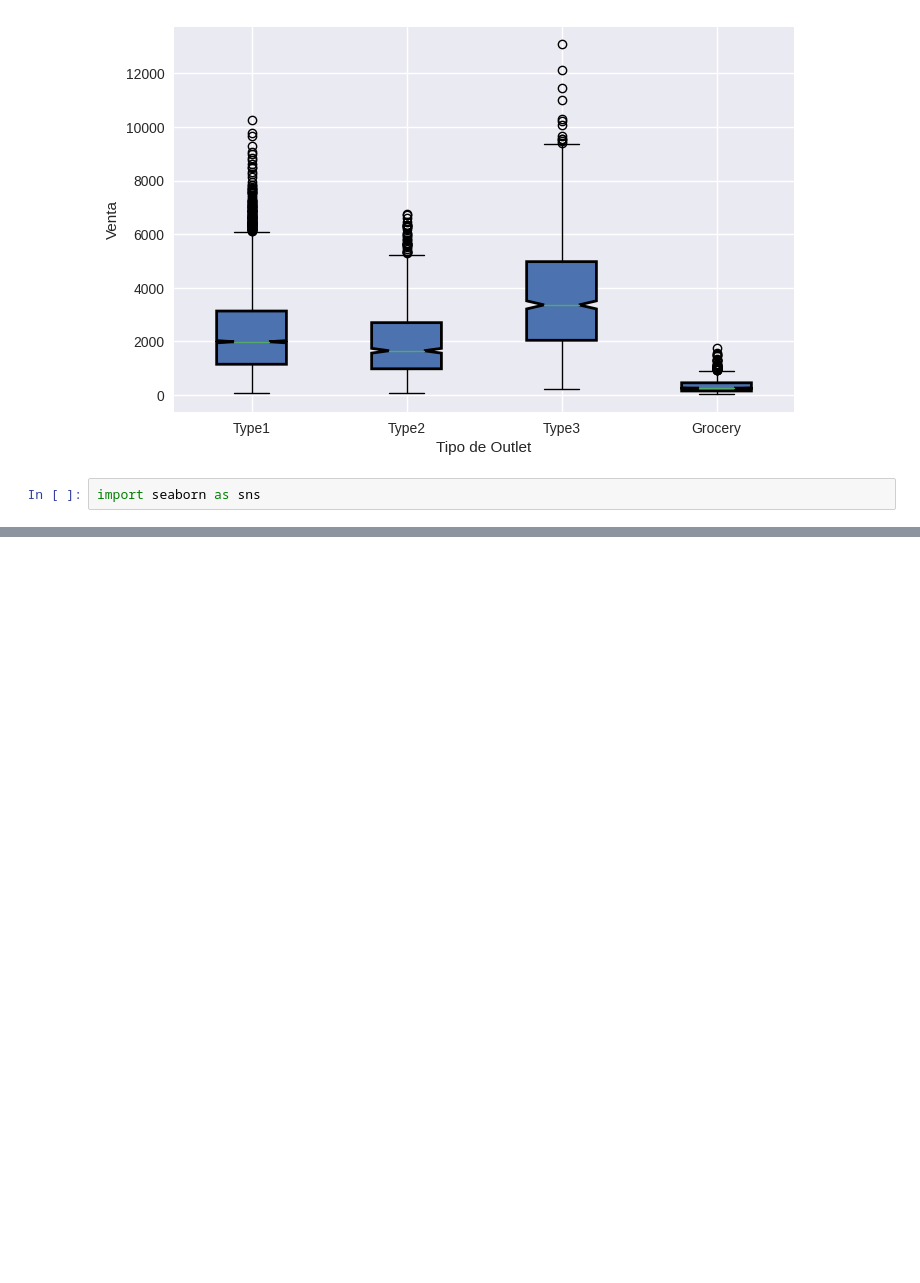
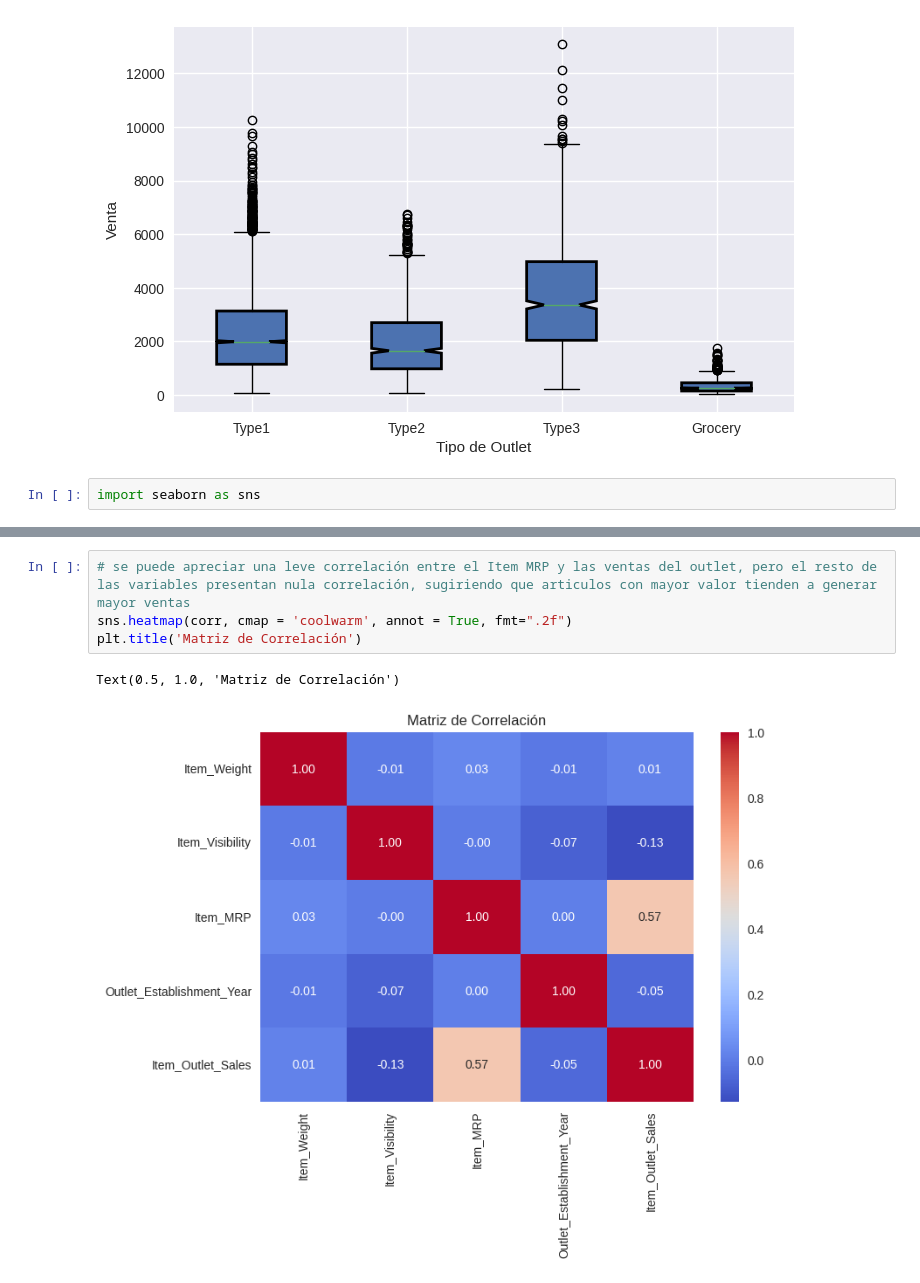
Before and after one commit to M-bytes/CD_Flash_DS, a Jupyter notebook: Copia_de_Sales_predictions.ipynb, the cells around one changed output, grey strips where cells are left out. Drawn from its saved outputs; the diff is of its cells as text; blank space fills up the shorter version.

```diff
--- a/Copia_de_Sales_predictions.ipynb
+++ b/Copia_de_Sales_predictions.ipynb
@@ -211,0 +212,7 @@ sns.heatmap(corr, cmap = 'Greens', annot = True)
+# %%
+# se puede apreciar una leve correlación entre el Item MRP y las ventas del outlet, pero el resto de las variables presentan nula correlación, sugiriendo que articulos con mayor valor tienden a generar mayor ventas
+sns.heatmap(corr, cmap = 'coolwarm', annot = True, fmt=".2f")
+plt.title('Matriz de Correlación')
+# %% [output]
+Text(0.5, 1.0, 'Matriz de Correlación')
+[figure, added]
```
Also changed, not shown: parts of 9 cells of this notebook.
